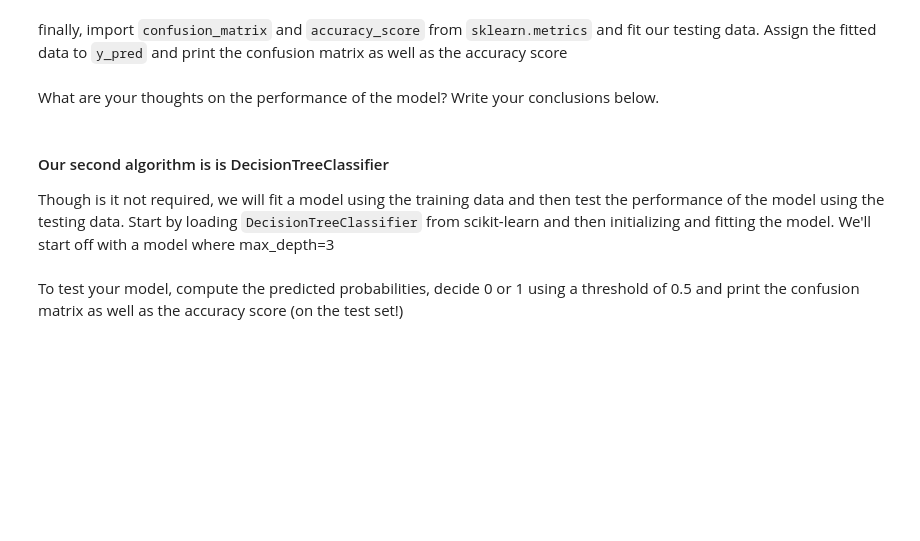
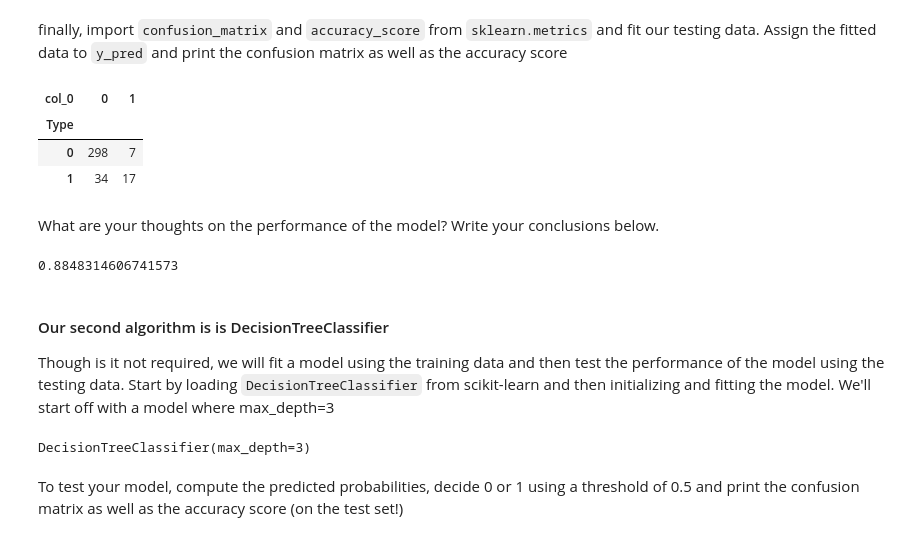
Before and after one commit to Ironhack-Data-Madrid-Octubre-2021/lab-supervised-learning, a Jupyter notebook: your-code/main.ipynb, the cells around one changed output. Drawn from its saved outputs; the diff is of its cells as text; code cells hidden in the pictures; blank space fills up the shorter version.

```diff
--- a/your-code/main.ipynb
+++ b/your-code/main.ipynb
@@ -391,3 +552,10 @@ from sklearn.model_selection import train_test_split
+# %%
+from sklearn.model_selection import train_test_split
+
+X = websites_dummy.drop(columns="Type")
+X.head()
+y = websites_dummy.Type
+X_train, X_test, y_train, y_test = train_test_split(X,y, test_size=0.2)
 # %% [markdown]
 #### In this lab, we will try two different models and compare our results.
 
@@ -396,0 +563,3 @@ The first model we will use in this lab is logistic regression. We have previous
+# %%
+log = LogisticRegression()
+log.fit(X_train,y_train)
@@ -401,2 +577,4 @@ Next, fit the model to our training data. We have already separated our data int
+# %%
+y_pred = log.predict(X_test)
 # %% [markdown]
 finally, import `confusion_matrix` and `accuracy_score` from `sklearn.metrics` and fit our testing data. Assign the fitted data to `y_pred` and print the confusion matrix as well as the accuracy score
@@ -405,2 +581,9 @@ finally, import `confusion_matrix` and `accuracy_score` from `sklearn.metrics` a
+# %%
+pd.crosstab(y_test,y_pred)
+# %% [output]
+| col_0 | 0 | 1 |
+| Type |  |  |
+| 0 | 298 | 7 |
+| 1 | 34 | 17 |
 # %% [markdown]
 What are your thoughts on the performance of the model? Write your conclusions below.
@@ -409,3 +590,9 @@ What are your thoughts on the performance of the model? Write your conclusions b
+# %%
+accuracy_score(
+y_test,
+y_pred)
+# %% [output]
+0.8848314606741573
 # %% [markdown]
 #### Our second algorithm is is DecisionTreeClassifier
 
@@ -415,2 +600,7 @@ Though is it not required, we will fit a model using the training data and then
+# %%
+tree = DecisionTreeClassifier(max_depth=3)
+tree.fit(X_train,y_train)
+# %% [output]
+DecisionTreeClassifier(max_depth=3)
 # %% [markdown]
 To test your model, compute the predicted probabilities, decide 0 or 1 using a threshold of 0.5 and print the confusion matrix as well as the accuracy score (on the test set!)
```
Also changed, not shown: parts of 50 cells of this notebook.
